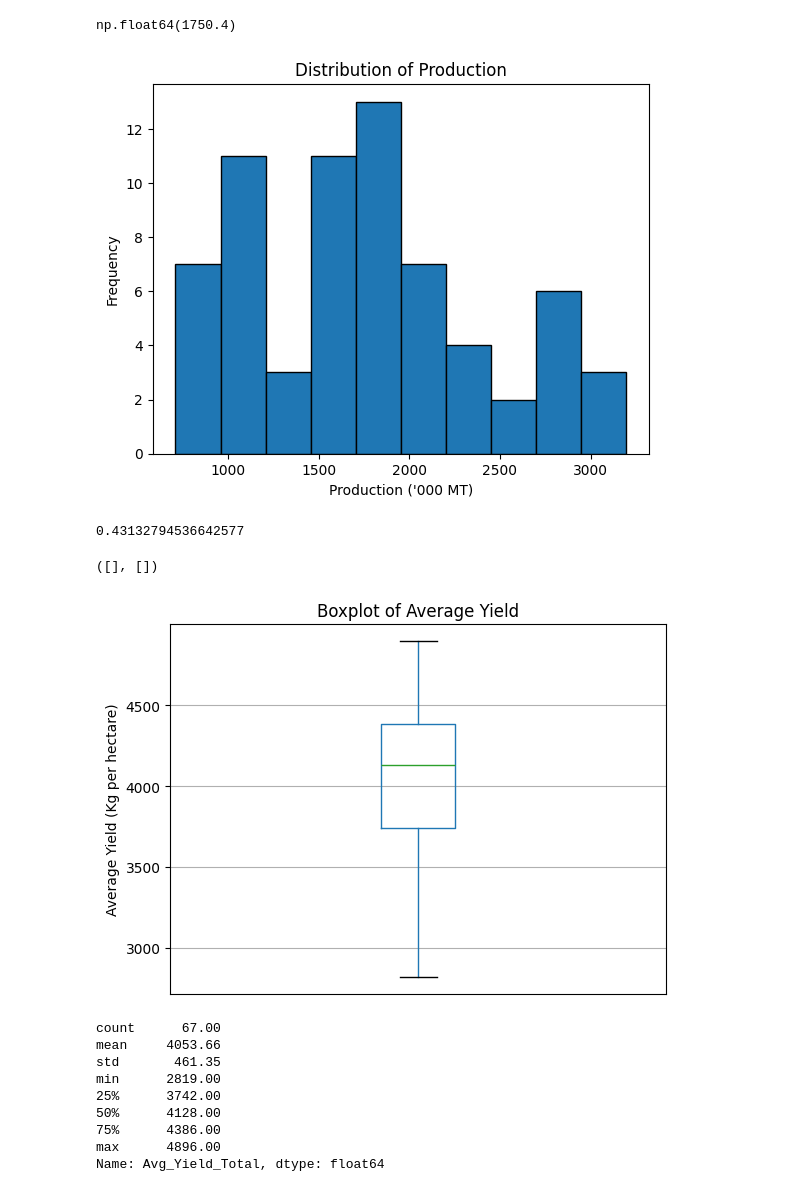
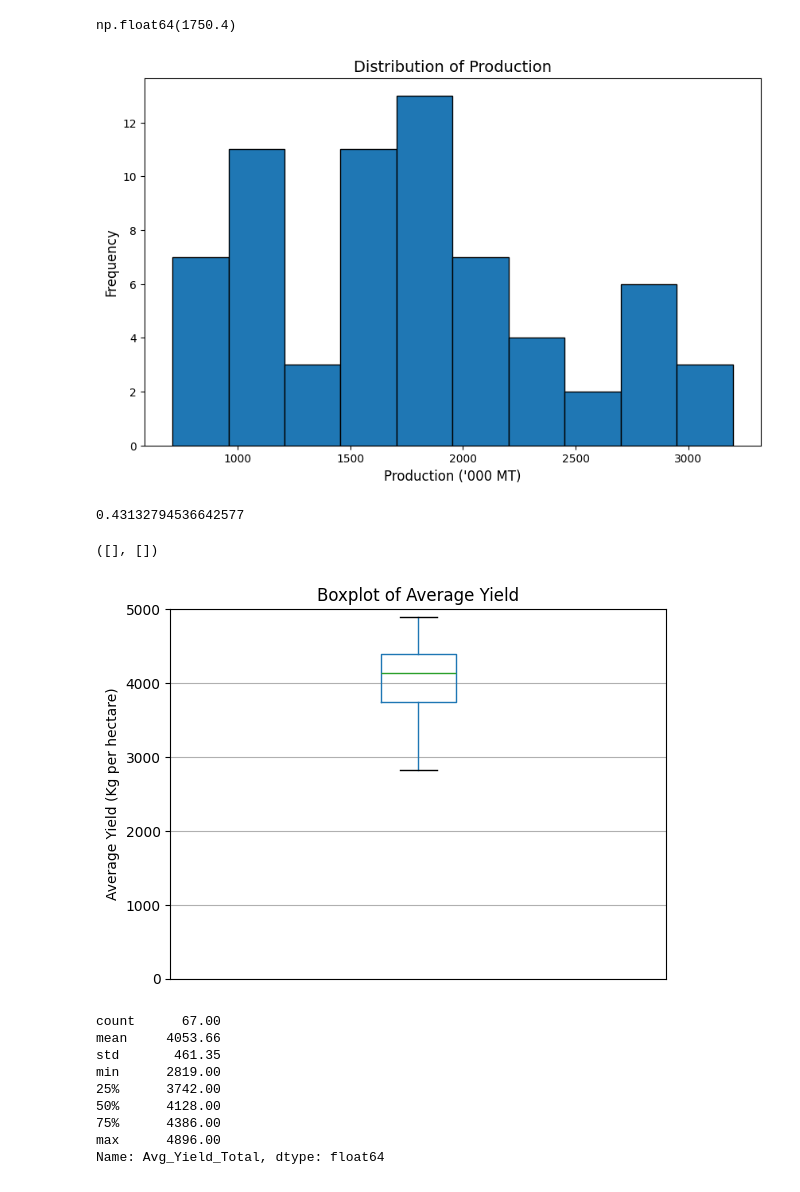
Before and after one commit to AchiniWathsala/Forecasting_Paddy_Production, a Jupyter notebook: paddy_production.ipynb, the cells around one changed output. Drawn from its saved outputs; the diff is of its cells as text; code cells hidden in the pictures.

```diff
--- a/paddy_production.ipynb
+++ b/paddy_production.ipynb
@@ -498,14 +499,14 @@ df2['Production'].median()
 # %% [output]
 np.float64(1750.4)
 # %%
+plt.figure(figsize=(10,6))
 plt.hist(df2["Production"], edgecolor='black')
-plt.xlabel("Production ('000 MT)")
-plt.ylabel("Frequency")
-plt.title("Distribution of Production")
-
+plt.xlabel("Production ('000 MT)", fontsize=12)
+plt.ylabel("Frequency", fontsize=12)
+plt.title("Distribution of Production", fontsize=14)
 plt.show()
 # %% [output]
-[figure, old version]
+[figure, new version]
 # %%
 #Check skewness -
 # ≈ 0 → symmetric (normal)
@@ -518,10 +519,11 @@ print(df2["Production"].skew())
 df2[["Avg_Yield_Total"]].boxplot()
 plt.title("Boxplot of Average Yield")
 plt.ylabel("Average Yield (Kg per hectare)")
+plt.ylim(0,5000)
 plt.xticks([])
 # %% [output]
 ([], [])
-[figure, old version]
+[figure, new version]
 # %%
 df2["Avg_Yield_Total"].describe().round(2)
 # %% [output]
```
Also changed, not shown: parts of 21 cells of this notebook, 1 other file.
